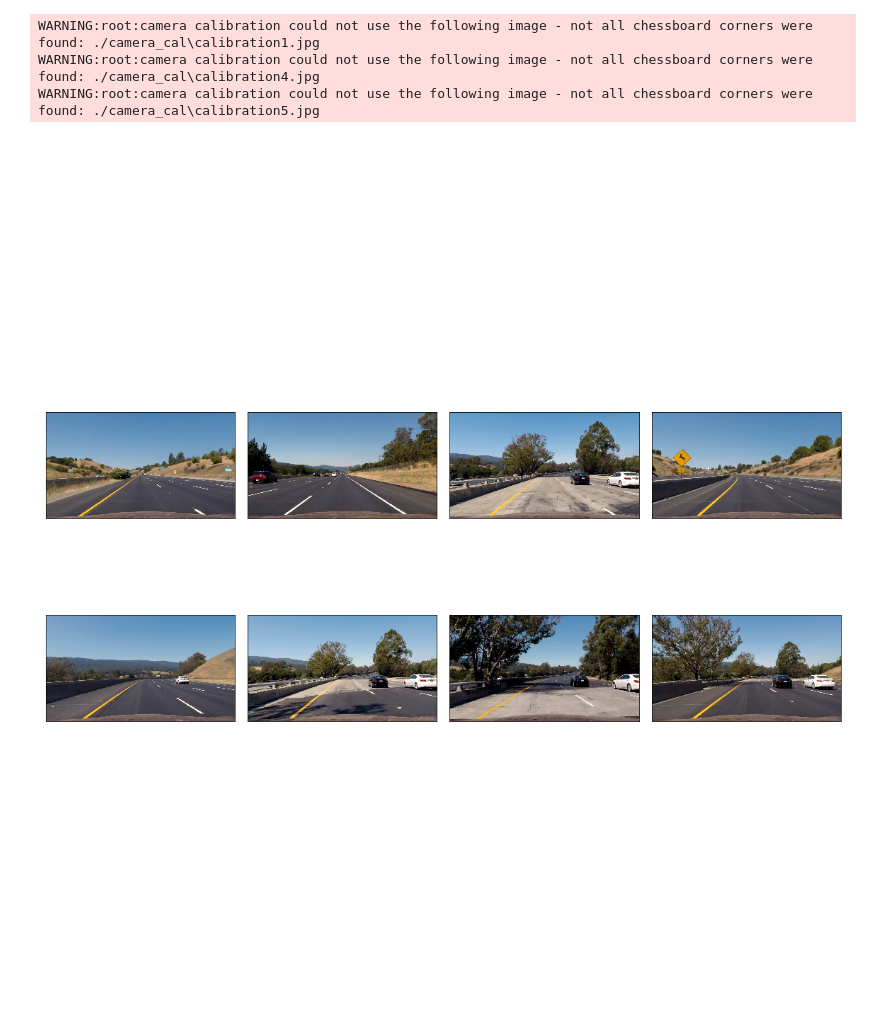
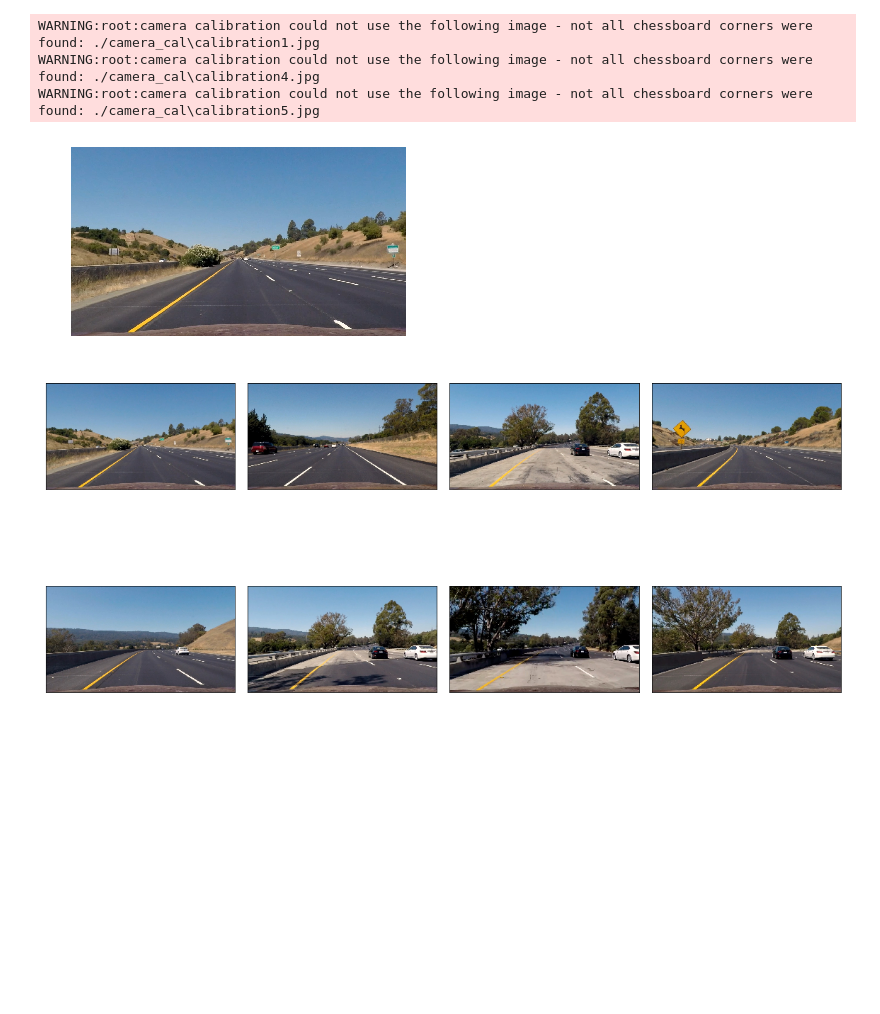
Before and after one commit to mastah43/CarND-Advanced-Lane-Lines, a Jupyter notebook: lane_finding.ipynb, the cells around one changed output. Drawn from its saved outputs; the diff is of its cells as text; code cells hidden in the pictures.

```diff
--- a/lane_finding.ipynb
+++ b/lane_finding.ipynb
@@ -65,9 +65,10 @@ WARNING:root:camera calibration could not use the following image - not all ches
 WARNING:root:camera calibration could not use the following image - not all chessboard corners were found: ./camera_cal\calibration5.jpg
 # %%
 imgs_undistorted = [img_undistorter.undistort(img) for img in imgs_camera]
+plot_image(imgs_undistorted[0])
 plot_images_grid(imgs_undistorted)
 # %% [output]
-[figure, old version]
+[figure, new version]
 [figure]
 # %%
 def color_threshold(img):
```
Also changed, not shown: parts of 3 cells of this notebook, 3 other files.
